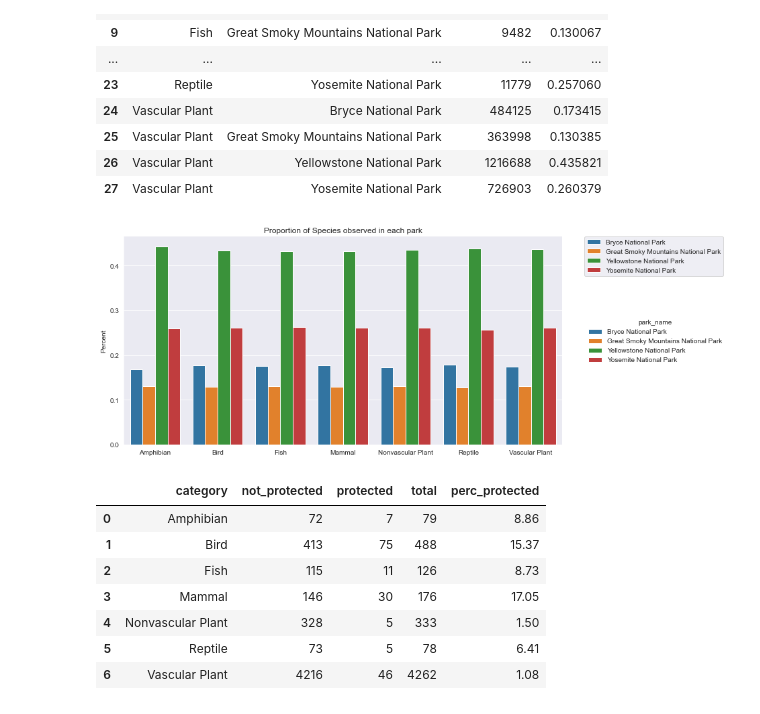
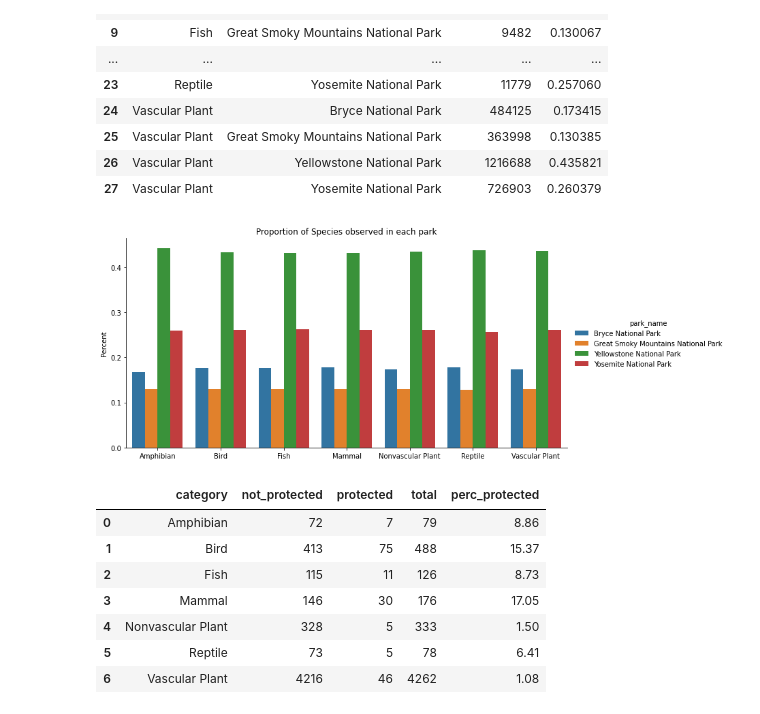
Before and after one commit to Swift928/Biodiversity_Project, a Jupyter notebook: biodiversity.ipynb, the cells around one changed output. Cells and saved outputs as stored; diff of their text form; code cells hidden in the pictures.

Commit message:
updated graph

```diff
--- a/biodiversity.ipynb
+++ b/biodiversity.ipynb
@@ -185,17 +185,16 @@ species_park_count
 # %%
 # Here we will create a visual of the observations of species in each park
 
 sns.catplot(kind='bar', data=species_park_count, x='category', y='perc', hue='park_name', aspect=2)
-plt.legend(bbox_to_anchor=(1.05, 1), loc='upper left', borderaxespad=0)
 
 
 plt.title('Proportion of Species observed in each park')
 plt.xlabel('')
 plt.ylabel('Percent')
 
 plt.show()
 # %% [output]
-[figure, old version]
+[figure, new version]
 # %%
 # Here I made a pivot table to get a view of the protected vs. not protected species
 
```
Also changed, not shown: parts of 4 cells of this notebook.
